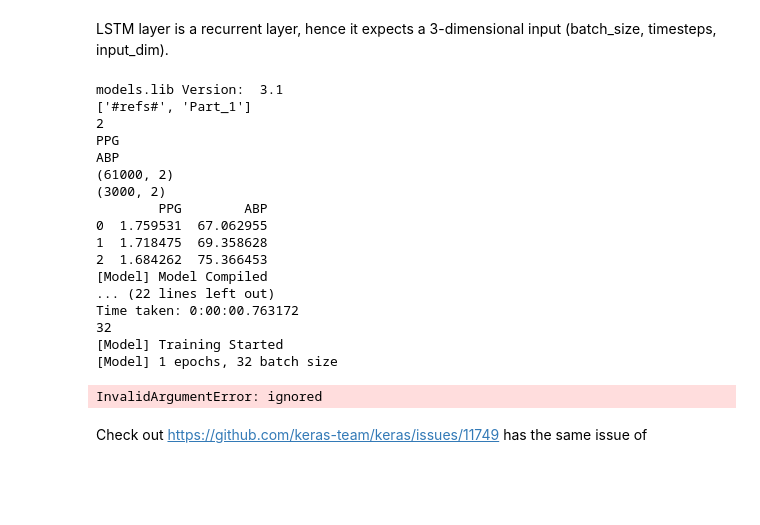
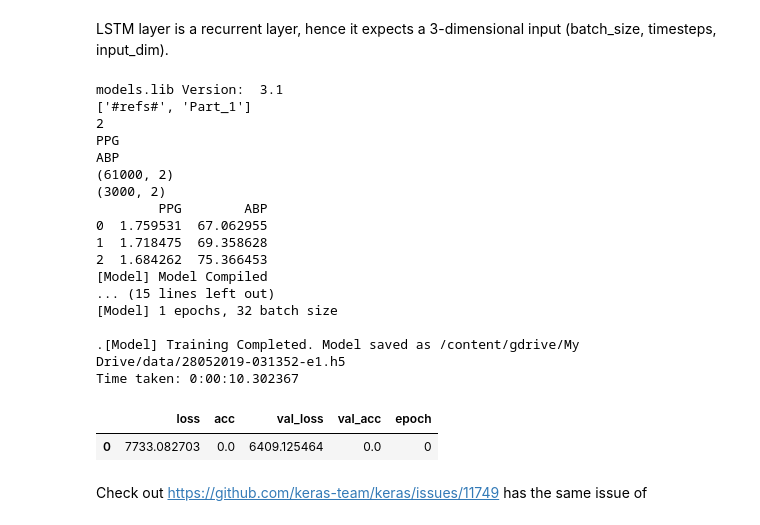
Before and after one commit to hossein20s/Average_Blood_Pressure_estimation, a Jupyter notebook: PPG2BloodPressure.ipynb, the cells around one changed output. Saved outputs shown, nothing was run; the diff lists cells and outputs as text; code cells hidden in the pictures; blank space fills up the shorter version.

```diff
--- a/PPG2BloodPressure.ipynb
+++ b/PPG2BloodPressure.ipynb
@@ -374,9 +333,6 @@ from tensorflow.keras.models import load_model
 from tensorflow.keras.callbacks import EarlyStopping, ModelCheckpoint
 from tensorflow.keras.layers import TimeDistributed
 from tensorflow.keras.layers import RepeatVector
-
-
-useLSTM = False
 
 class TheModel():
   """A class for an building and inferencing an lstm model"""
@@ -413,7 +369,6 @@ class TheModel():
           self.model.add(Dense(neurons, activation=activation))
       if layer['type'] == 'lstm':
         input_shape=(input_timesteps, input_dim)
-        useLSTM = True
         has_input_shape = True
         self.model.add(LSTM(neurons, input_shape=input_shape, return_sequences=return_seq))
       if layer['type'] == 'dropout':
@@ -519,7 +474,7 @@ LSTM layer is a recurrent layer, hence it expects a 3-dimensional input (batch_s
 # %%
 %run $REPO_DIR_SHELL/models_lib.ipynb
 
-onfigs = json.load(open(CONFIG_JSON_FILE, 'r'))
+configs = json.load(open(CONFIG_JSON_FILE, 'r'))
 data = DataLoader(
 	os.path.join('data', configs['data']['filename']),
 	configs['data']['train_test_split'],
@@ -543,38 +498,39 @@ steps_per_epoch = math.ceil((data.len_train - configs['data']['sequence_length']
 model.train_generator(
     data_gen=data.generate_train_batch(
         seq_len=configs['data']['sequence_length'],
         batch_size=configs['training']['batch_size'],
         normalise=configs['data']['normalise']
     ),
     epochs=configs['training']['epochs'],
     batch_size=configs['training']['batch_size'],
     steps_per_epoch=steps_per_epoch,
     save_dir=configs['model']['save_dir']
 )
 
 '''
 hist = pd.DataFrame(history.history)
 hist['epoch'] = history.epoch
 hist.tail()
 # %% [output]
 models.lib Version:  3.1
 ['#refs#', 'Part_1']
 2
 PPG
 ABP
 (61000, 2)
 (3000, 2)
         PPG        ABP
 0  1.759531  67.062955
 1  1.718475  69.358628
 2  1.684262  75.366453
 [Model] Model Compiled
-... (22 lines left out)
-Time taken: 0:00:00.763172
-32
-[Model] Training Started
+... (15 lines left out)
 [Model] 1 epochs, 32 batch size
+
+.[Model] Training Completed. Model saved as /content/gdrive/My Drive/data/28052019-031352-e1.h5
+Time taken: 0:00:10.302367
-InvalidArgumentError: ignored
+|  | loss | acc | val_loss | val_acc | epoch |
+| 0 | 7733.082703 | 0.0 | 6409.125464 | 0.0 | 0 |
 # %% [markdown]
 Check out https://github.com/keras-team/keras/issues/11749 has the same issue of
 # %%
```
Also changed, not shown: parts of 7 cells of this notebook.
